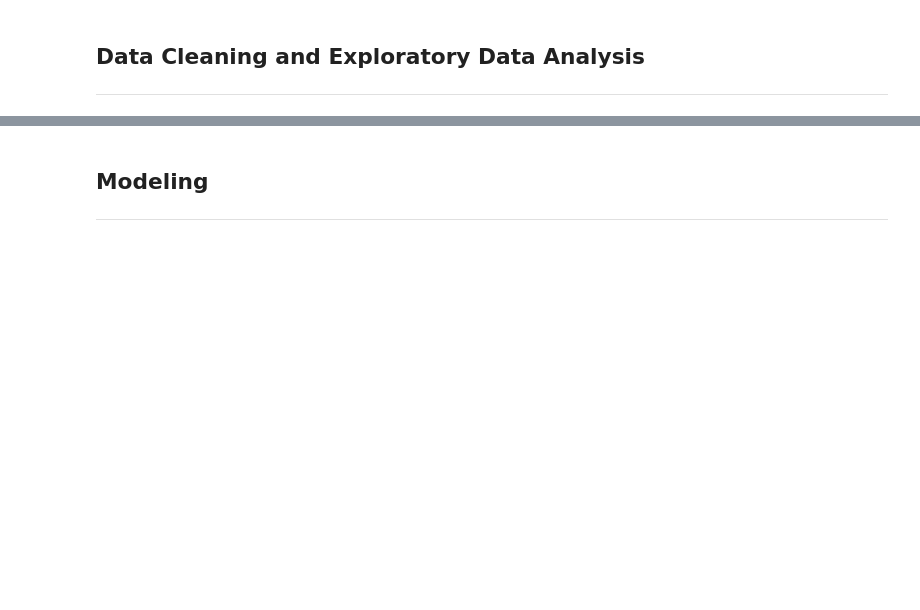
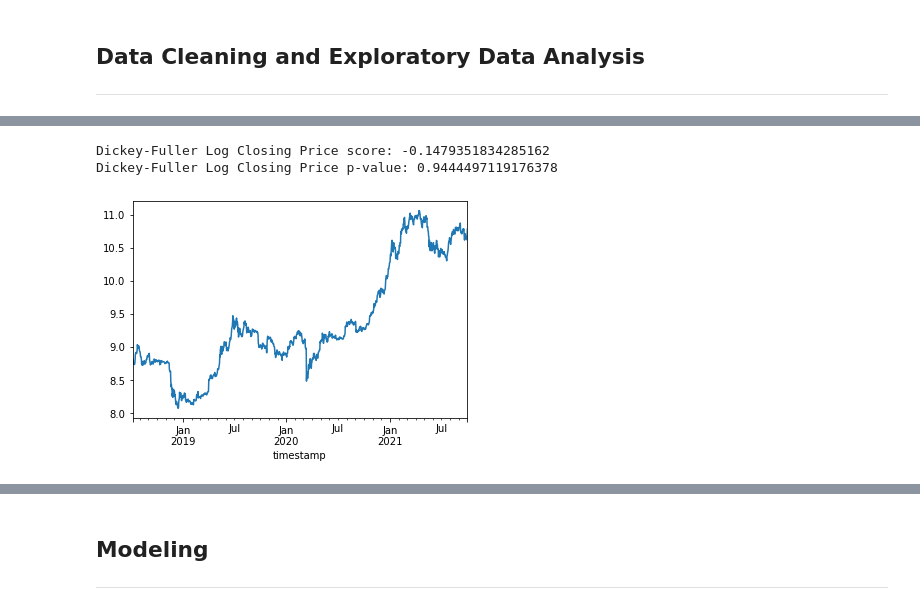
Before and after one commit to tjbray20/Cryptocurrency_Time_Series, a Jupyter notebook: TJNotebook.ipynb, the cells around one changed output, grey strips where cells are left out. Saved outputs shown, nothing was run; the diff lists cells and outputs as text; code cells hidden in the pictures; blank space fills up the shorter version.

```diff
--- a/TJNotebook.ipynb
+++ b/TJNotebook.ipynb
@@ -203,0 +213,9 @@ def create_lags(df, col = 'log_close', lags = 7):
+# %%
+adf_log_close = adfuller(daily['log_close'])
+print(f'Dickey-Fuller Log Closing Price score: {adf_log_close[0]}')
+print(f'Dickey-Fuller Log Closing Price p-value: {adf_log_close[1]}')
+daily['log_close'].plot();
+# %% [output]
+Dickey-Fuller Log Closing Price score: -0.1479351834285162
+Dickey-Fuller Log Closing Price p-value: 0.9444497119176378
+[figure, added]
```
Also changed, not shown: parts of 66 cells of this notebook.
